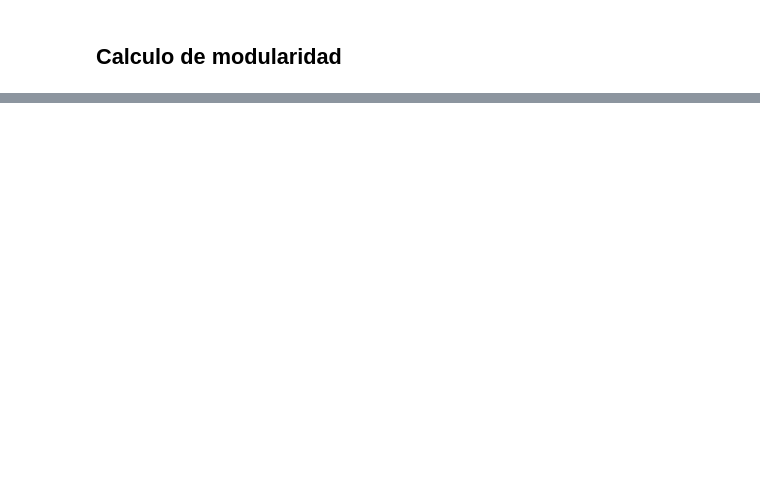
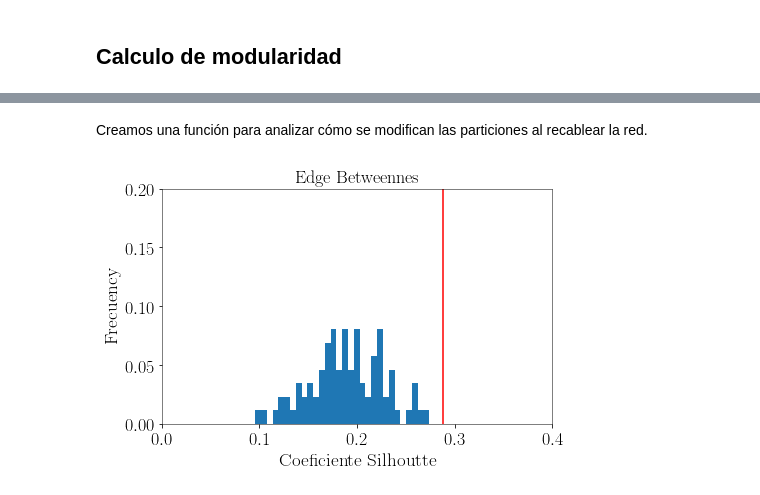
Before and after one commit to ignaciosticco/tc03, a Jupyter notebook: tc3.ipynb, the cells around one changed output, grey strips where cells are left out. Saved outputs shown, nothing was run; the diff lists cells and outputs as text; code cells hidden in the pictures; blank space fills up the shorter version.

```diff
--- a/tc3.ipynb
+++ b/tc3.ipynb
@@ -414,0 +333,12 @@ random_modularities(G,"edge_betweenness")
+# %%
+Resultado_grafo_original_fast_greedy = Silhouette_Coefficient(G,partition_fast_greedy)
+Silhouette_Coefficient_fast_greedy = np.mean(Resultado_grafo_original_fast_greedy[0])
+Comunidades_original_fast_greedy = Resultado_grafo_original_fast_greedy[1]
+# %%
+Resultado_grafo_original_infomap = Silhouette_Coefficient(G,partition_infomap)
+Silhouette_Coefficient_infomap = np.mean(Resultado_grafo_original_infomap[0])
+Comunidades_original_infomap = Resultado_grafo_original_infomap[1]
+# %%
+Resultado_grafo_original_louvain = Silhouette_Coefficient(G,partition_louvain)
+Silhouette_Coefficient_louvain = np.mean(Resultado_grafo_original_louvain[0])
+Comunidades_original_louvain = Resultado_grafo_original_louvain[1]
@@ -414,0 +356,2 @@ random_modularities(G,"edge_betweenness")
+# %% [markdown]
+Creamos una función para analizar cómo se modifican las particiones al recablear la red.
@@ -414,0 +419,17 @@ random_modularities(G,"edge_betweenness")
+# %%
+def plot_histograms_Silhoutte(data,original,titulo):
+    cantidad_bins = 30
+    plt.axvline(x=original,color ='r')
+    weights = np.ones_like(data)/float(len(data))
+    plt.hist(data,bins=cantidad_bins,weights=weights)
+    pylab.ylim(0, 0.20)
+    pylab.xlim(0, 0.4)
+    plt.xlabel('Coeficiente Silhoutte')
+    plt.ylabel('Frecuency')
+    #pylab.savefig('histo_Silhoutte_%s.eps'%titulo,format='eps', dpi=300, bbox_inches='tight')
+    plt.title(titulo)
+    plt.show()
+# %%
+plot_histograms_Silhoutte(recableado[0],Silhouette_Coefficient_edge_betweennes,"Edge Betweennes")
+# %% [output]
+[figure, added]
```
Also changed, not shown: parts of 44 cells of this notebook.
